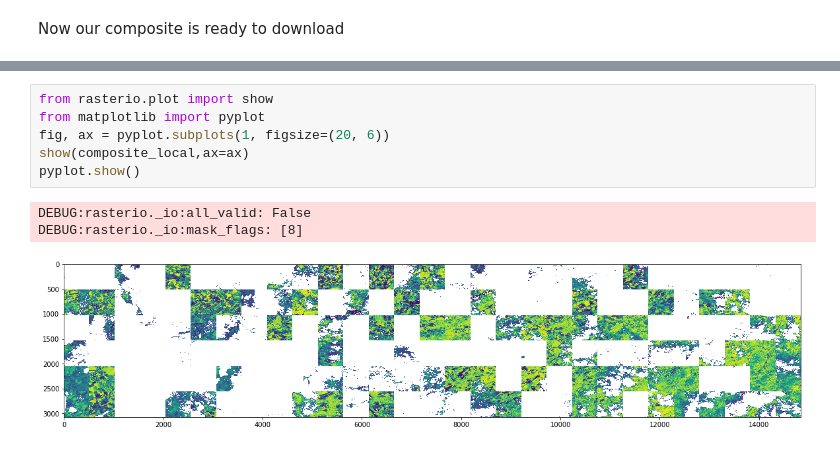
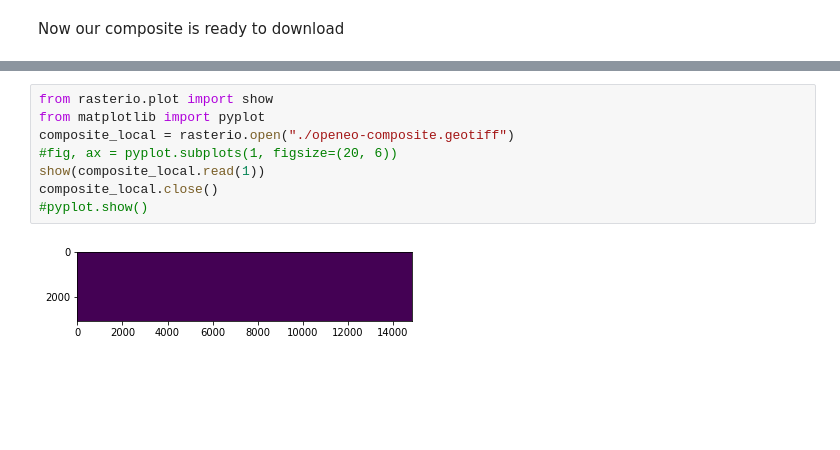
Before and after one commit to Open-EO/openeo-python-client, a Jupyter notebook: examples/notebooks/Compositing.ipynb, the cells around one changed output, grey strips where cells are left out. Saved outputs shown, nothing was run; the diff lists cells and outputs as text; blank space fills up the shorter version.

```diff
--- a/examples/notebooks/Compositing.ipynb
+++ b/examples/notebooks/Compositing.ipynb
@@ -45,10 +115,10 @@ DEBUG:rasterio._base:Dataset <open RasterReader name='./openeo-composite.geotiff
 # %%
 from rasterio.plot import show
 from matplotlib import pyplot
-fig, ax = pyplot.subplots(1, figsize=(20, 6))
-show(composite_local,ax=ax)
-pyplot.show()
+composite_local = rasterio.open("./openeo-composite.geotiff")
+#fig, ax = pyplot.subplots(1, figsize=(20, 6))
+show(composite_local.read(1))
+composite_local.close()
+#pyplot.show()
 # %% [output]
-DEBUG:rasterio._io:all_valid: False
-DEBUG:rasterio._io:mask_flags: [8]
-[figure, old version]
+[figure, new version]
```
Also changed, not shown: parts of 11 cells of this notebook.
